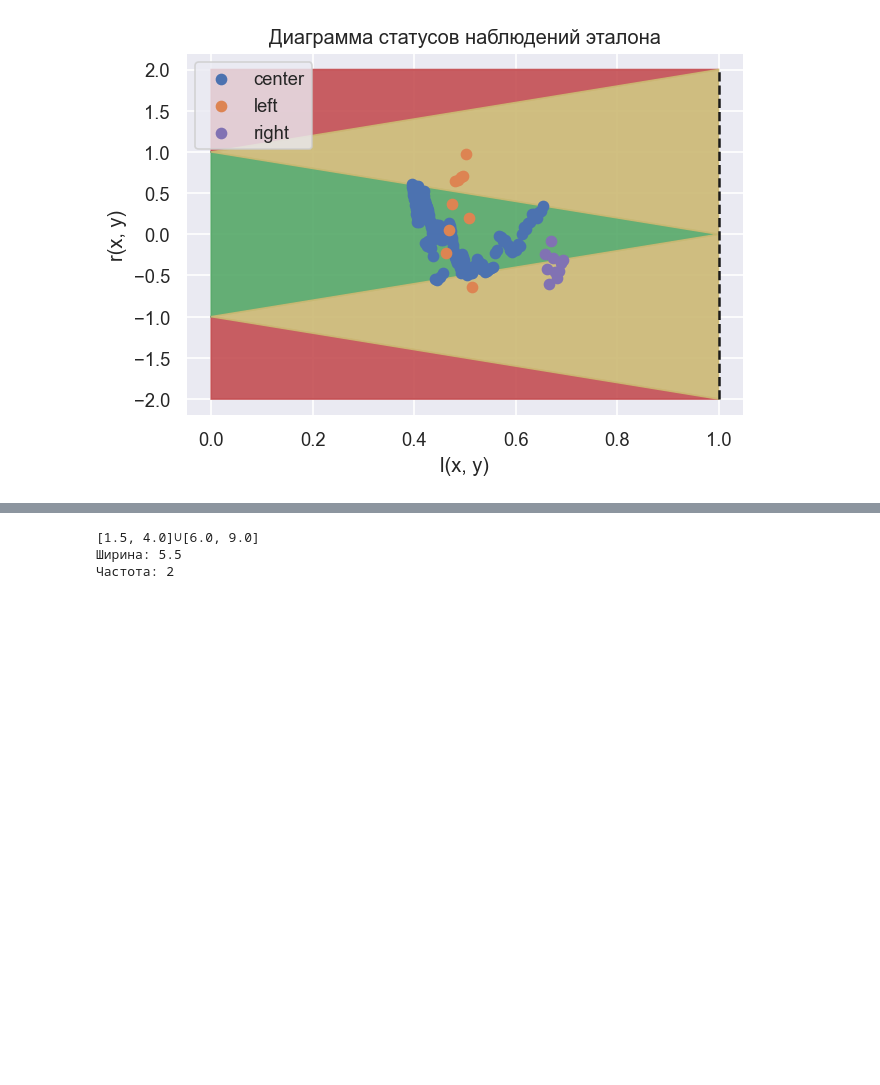
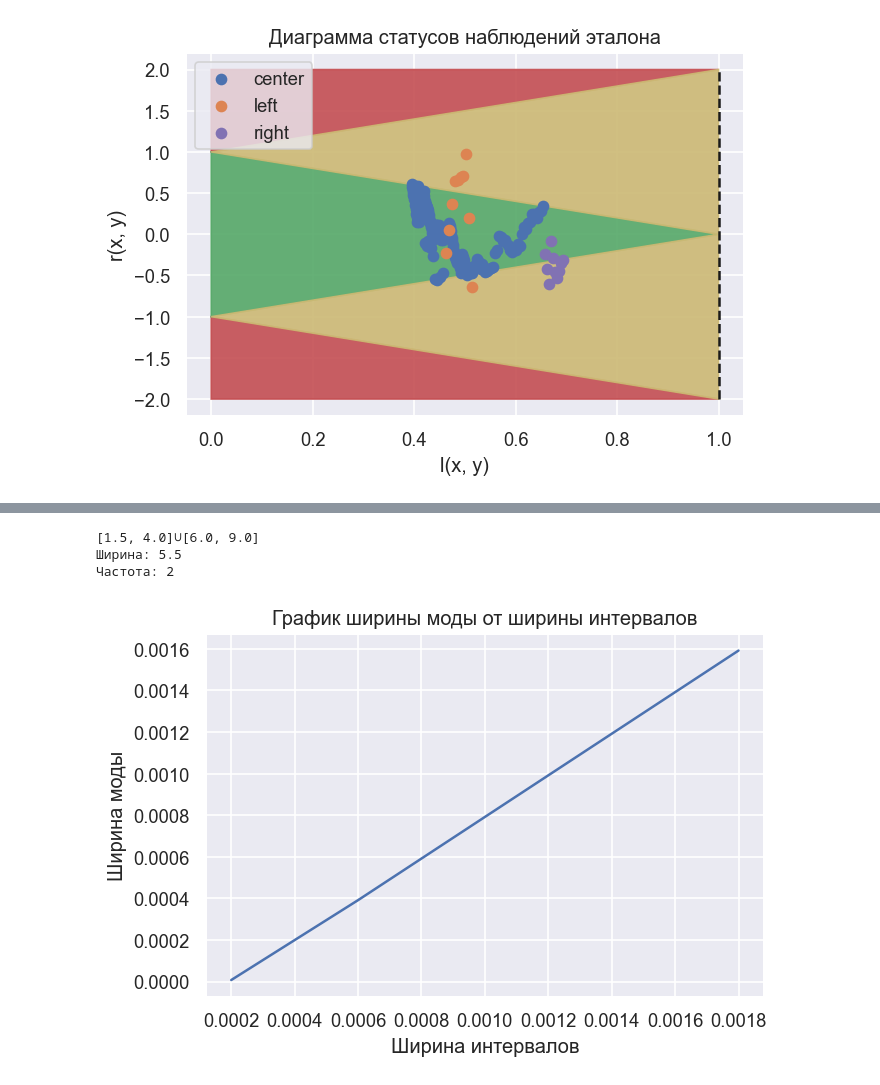
Before and after one commit to mitenevav/intervals, a Jupyter notebook: lab3/lab3.ipynb, the cells around one changed output, grey strips where cells are left out. Drawn from its saved outputs; the diff is of its cells as text; code cells hidden in the pictures; blank space fills up the shorter version.

```diff
--- a/lab3/lab3.ipynb
+++ b/lab3/lab3.ipynb
@@ -464,11 +464,18 @@ def get_moda(sup, inf):
 
     sup_moda, inf_moda = interval_union(sup[ids], np.array(inf_moda))
 
+    width = (sup_moda - inf_moda).sum()
+
     print('\u222A'.join(['[{}, {}]'.format(np.round(down, 6), np.round(up, 6)) for down, up in zip(inf_moda, sup_moda)]))
-    print('Ширина: {}'.format(np.round((sup_moda - inf_moda).sum(), 6)))
+    print('Ширина: {}'.format(np.round(width, 6)))
     print(f'Частота: {len(sup) - min(r)}')
+
+    return width
 # %%
-for rad in np.arange(1e-4, 1e-3, 2e-4):
+ws = []
+jks = []
+rads = np.arange(1e-4, 1e-3, 2e-4)
+for rad in rads:
     print(rad)
 
 
@@ -513,11 +520,17 @@ for rad in np.arange(1e-4, 1e-3, 2e-4):
     plt.legend()
     plt.show()
 
-    print('Мера Жаккара: ' + "{:.4f}".format(JK((df2['мВ'] + rad - h_mnk2).to_numpy(), (df2['мВ'] - rad - h_mnk2).to_numpy())))
-    get_moda((df2['мВ'] + rad - h_mnk2).to_numpy(), (df2['мВ'] - rad - h_mnk2).to_numpy())
+    jk = JK((df2['мВ'] + rad - h_mnk2).to_numpy(), (df2['мВ'] - rad - h_mnk2).to_numpy())
+    w = get_moda((df2['мВ'] + rad - h_mnk2).to_numpy(), (df2['мВ'] - rad - h_mnk2).to_numpy())
 
+    jks.append(jk)
+    ws.append(w)
+
+    print('Мера Жаккара: ' + "{:.4f}".format(jk))
+
+
+    print(f'Зеленая зона: {(np.abs(r) <= 1-l).sum()}')
     print()
-    print()
 # %% [output]
 0.0001
 [figure]
@@ -550,6 +559,0 @@ inf = np.array([1, 5, 1.5, 6])
-# %%
-get_moda(sup, inf)
-# %% [output]
-[1.5, 4.0]∪[6.0, 9.0]
-Ширина: 5.5
-Частота: 2
@@ -555,0 +563,14 @@ get_moda(sup, inf)
+# %%
+get_moda(sup, inf);
+# %% [output]
+[1.5, 4.0]∪[6.0, 9.0]
+Ширина: 5.5
+Частота: 2
+# %%
+plt.title('График ширины моды от ширины интервалов')
+plt.plot(rads*2, ws)
+plt.xlabel('Ширина интервалов')
+plt.ylabel('Ширина моды')
+plt.show()
+# %% [output]
+[figure, added]
```
Also changed, not shown: parts of 4 cells of this notebook.
